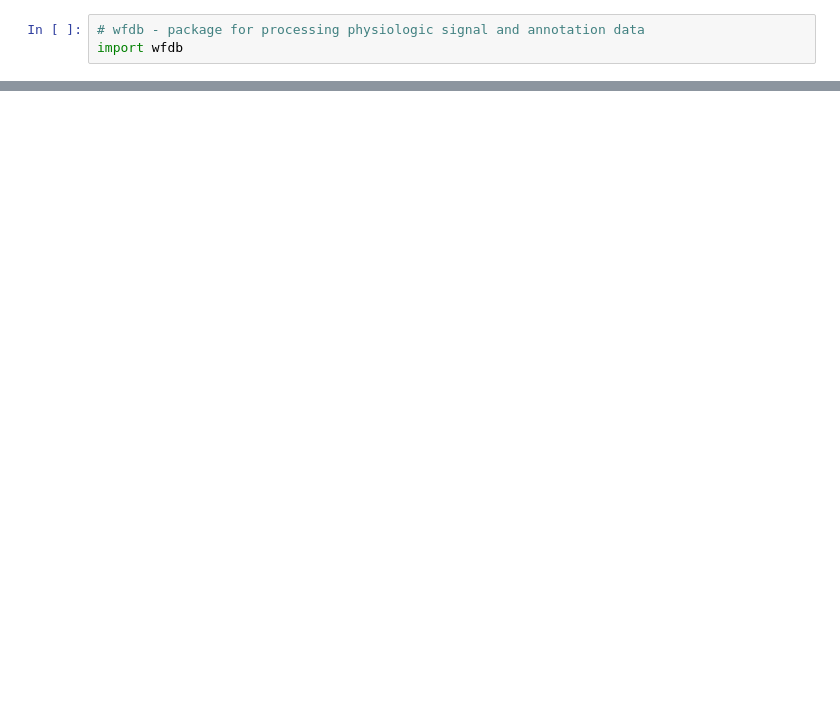
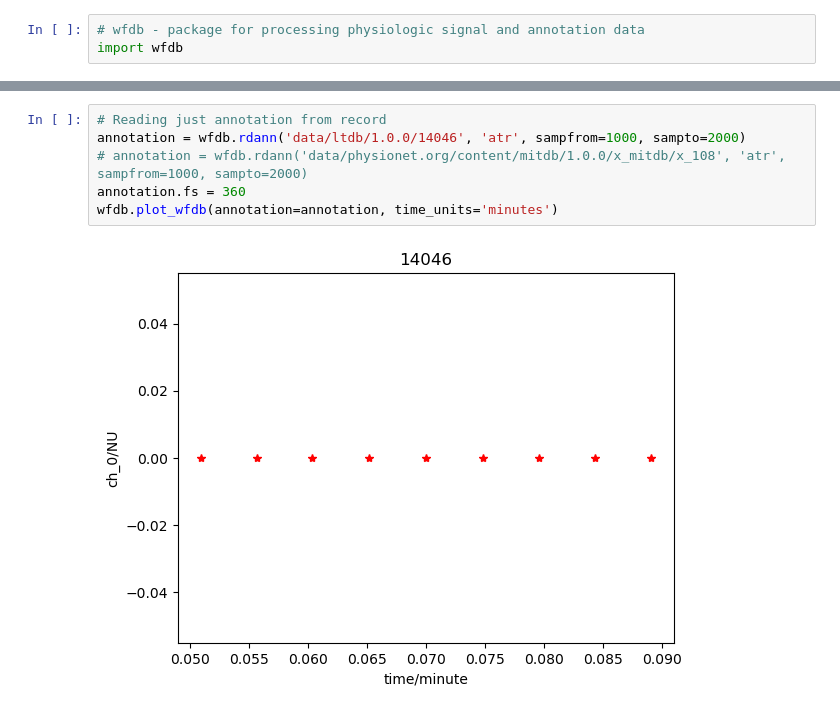
Before and after one commit to pap1rana/arrhythmia-detection, a Jupyter notebook: reading-data.ipynb, the cells around one changed output, grey strips where cells are left out. Drawn from its saved outputs; the diff is of its cells as text; blank space fills up the shorter version.

```diff
--- a/reading-data.ipynb
+++ b/reading-data.ipynb
@@ -29,0 +51,8 @@ display(record.__dict__)
+# %%
+# Reading just annotation from record
+annotation = wfdb.rdann('data/ltdb/1.0.0/14046', 'atr', sampfrom=1000, sampto=2000)
+# annotation = wfdb.rdann('data/physionet.org/content/mitdb/1.0.0/x_mitdb/x_108', 'atr', sampfrom=1000, sampto=2000)
+annotation.fs = 360
+wfdb.plot_wfdb(annotation=annotation, time_units='minutes')
+# %% [output]
+[figure, added]
```
Also changed, not shown: parts of 4 cells of this notebook.
